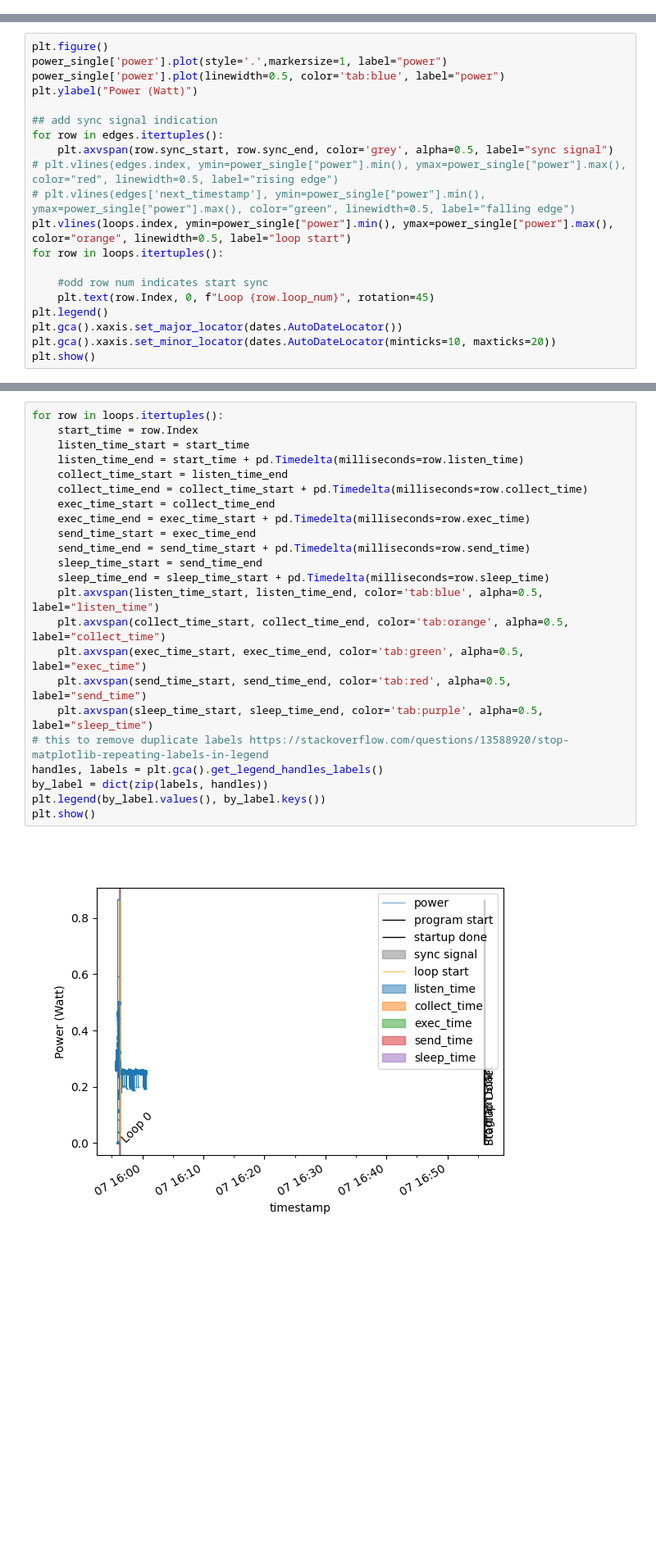
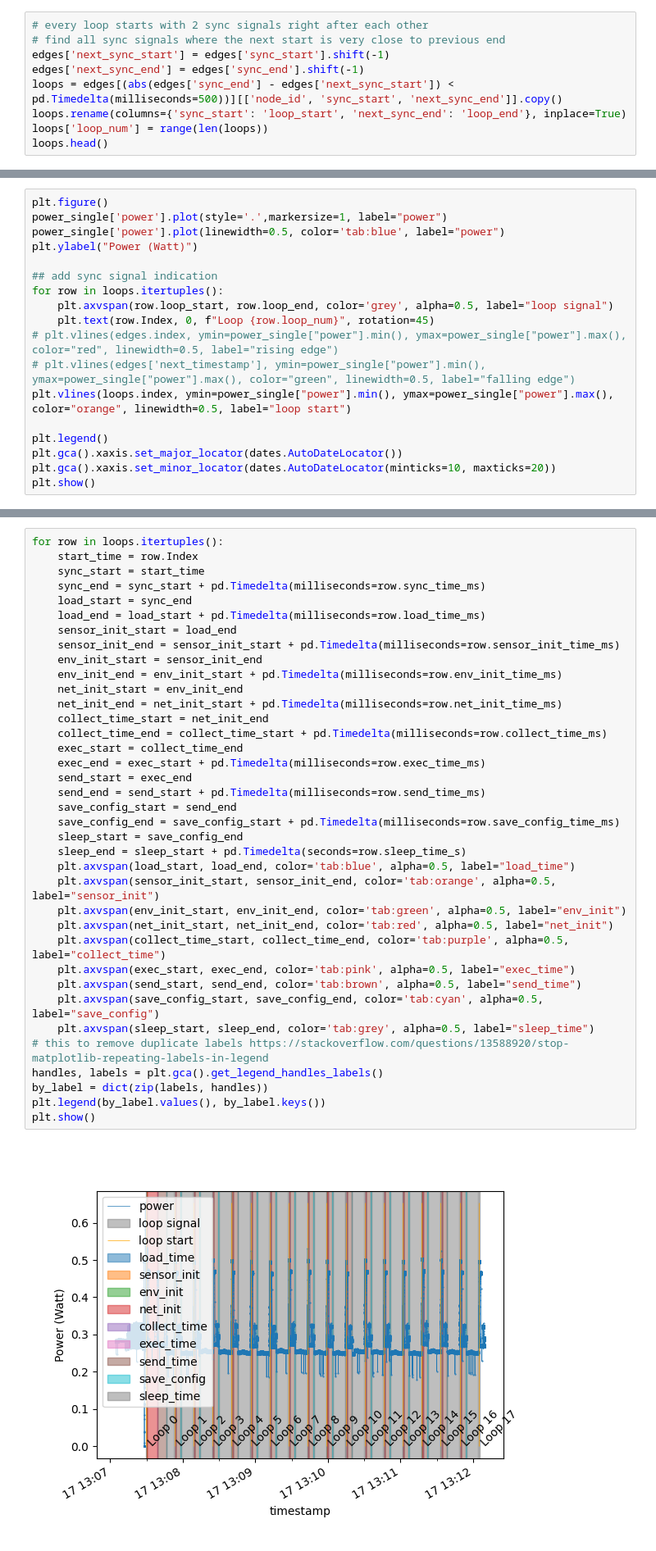
Before and after one commit to FlapKap/Terra-experiments, a Jupyter notebook: experiment/visualize.ipynb, the cells around one changed output, grey strips where cells are left out. Shown at 82% size. Drawn from its saved outputs; the diff is of its cells as text; blank space fills up the shorter version.

```diff
--- a/experiment/visualize.ipynb
+++ b/experiment/visualize.ipynb
@@ -193,0 +174,9 @@ See the caveats in the documentation: https://pandas.pydata.org/pandas-docs/stab
+# %%
+# every loop starts with 2 sync signals right after each other
+# find all sync signals where the next start is very close to previous end
+edges['next_sync_start'] = edges['sync_start'].shift(-1)
+edges['next_sync_end'] = edges['sync_end'].shift(-1)
+loops = edges[(abs(edges['sync_end'] - edges['next_sync_start']) < pd.Timedelta(milliseconds=500))][['node_id', 'sync_start', 'next_sync_end']].copy()
+loops.rename(columns={'sync_start': 'loop_start', 'next_sync_end': 'loop_end'}, inplace=True)
+loops['loop_num'] = range(len(loops))
+loops.head()
@@ -198,15 +195,13 @@ power_single['power'].plot(linewidth=0.5, color='tab:blue', label="power")
 plt.ylabel("Power (Watt)")
 
 ## add sync signal indication
-for row in edges.itertuples():
-    plt.axvspan(row.sync_start, row.sync_end, color='grey', alpha=0.5, label="sync signal")
+for row in loops.itertuples():
+    plt.axvspan(row.loop_start, row.loop_end, color='grey', alpha=0.5, label="loop signal")
+    plt.text(row.Index, 0, f"Loop {row.loop_num}", rotation=45)
 # plt.vlines(edges.index, ymin=power_single["power"].min(), ymax=power_single["power"].max(), color="red", linewidth=0.5, label="rising edge")
 # plt.vlines(edges['next_timestamp'], ymin=power_single["power"].min(), ymax=power_single["power"].max(), color="green", linewidth=0.5, label="falling edge")
 plt.vlines(loops.index, ymin=power_single["power"].min(), ymax=power_single["power"].max(), color="orange", linewidth=0.5, label="loop start")
-for row in loops.itertuples():
 
-    #odd row num indicates start sync
-    plt.text(row.Index, 0, f"Loop {row.loop_num}", rotation=45)
 plt.legend()
 plt.gca().xaxis.set_major_locator(dates.AutoDateLocator())
 plt.gca().xaxis.set_minor_locator(dates.AutoDateLocator(minticks=10, maxticks=20))
@@ -247,28 +256,42 @@ loops.head()
 # %%
 for row in loops.itertuples():
     start_time = row.Index
-    listen_time_start = start_time
-    listen_time_end = start_time + pd.Timedelta(milliseconds=row.listen_time)
-    collect_time_start = listen_time_end
-    collect_time_end = collect_time_start + pd.Timedelta(milliseconds=row.collect_time)
-    exec_time_start = collect_time_end
-    exec_time_end = exec_time_start + pd.Timedelta(milliseconds=row.exec_time)
-    send_time_start = exec_time_end
-    send_time_end = send_time_start + pd.Timedelta(milliseconds=row.send_time)
-    sleep_time_start = send_time_end
-    sleep_time_end = sleep_time_start + pd.Timedelta(milliseconds=row.sleep_time)
-    plt.axvspan(listen_time_start, listen_time_end, color='tab:blue', alpha=0.5, label="listen_time")
-    plt.axvspan(collect_time_start, collect_time_end, color='tab:orange', alpha=0.5, label="collect_time")
-    plt.axvspan(exec_time_start, exec_time_end, color='tab:green', alpha=0.5, label="exec_time")
-    plt.axvspan(send_time_start, send_time_end, color='tab:red', alpha=0.5, label="send_time")
-    plt.axvspan(sleep_time_start, sleep_time_end, color='tab:purple', alpha=0.5, label="sleep_time")
+    sync_start = start_time
+    sync_end = sync_start + pd.Timedelta(milliseconds=row.sync_time_ms)
+    load_start = sync_end
+    load_end = load_start + pd.Timedelta(milliseconds=row.load_time_ms)
+    sensor_init_start = load_end
+    sensor_init_end = sensor_init_start + pd.Timedelta(milliseconds=row.sensor_init_time_ms)
+    env_init_start = sensor_init_end
+    env_init_end = env_init_start + pd.Timedelta(milliseconds=row.env_init_time_ms)
+    net_init_start = env_init_end
+    net_init_end = net_init_start + pd.Timedelta(milliseconds=row.net_init_time_ms)
+    collect_time_start = net_init_end
+    collect_time_end = collect_time_start + pd.Timedelta(milliseconds=row.collect_time_ms)
+    exec_start = collect_time_end
+    exec_end = exec_start + pd.Timedelta(milliseconds=row.exec_time_ms)
+    send_start = exec_end
+    send_end = send_start + pd.Timedelta(milliseconds=row.send_time_ms)
+    save_config_start = send_end
+    save_config_end = save_config_start + pd.Timedelta(milliseconds=row.save_config_time_ms)
+    sleep_start = save_config_end
+    sleep_end = sleep_start + pd.Timedelta(seconds=row.sleep_time_s)
+    plt.axvspan(load_start, load_end, color='tab:blue', alpha=0.5, label="load_time")
+    plt.axvspan(sensor_init_start, sensor_init_end, color='tab:orange', alpha=0.5, label="sensor_init")
+    plt.axvspan(env_init_start, env_init_end, color='tab:green', alpha=0.5, label="env_init")
+    plt.axvspan(net_init_start, net_init_end, color='tab:red', alpha=0.5, label="net_init")
+    plt.axvspan(collect_time_start, collect_time_end, color='tab:purple', alpha=0.5, label="collect_time")
+    plt.axvspan(exec_start, exec_end, color='tab:pink', alpha=0.5, label="exec_time")
+    plt.axvspan(send_start, send_end, color='tab:brown', alpha=0.5, label="send_time")
+    plt.axvspan(save_config_start, save_config_end, color='tab:cyan', alpha=0.5, label="save_config")
+    plt.axvspan(sleep_start, sleep_end, color='tab:grey', alpha=0.5, label="sleep_time")
 # this to remove duplicate labels https://stackoverflow.com/questions/13588920/stop-matplotlib-repeating-labels-in-legend
 handles, labels = plt.gca().get_legend_handles_labels()
 by_label = dict(zip(labels, handles))
 plt.legend(by_label.values(), by_label.keys())
 plt.show()
 # %% [output]
-[figure, old version]
+[figure, new version]
 # %%
 # get all relevant frame-events
 %sql send_frame_start << select * from Trace WHERE message LIKE '%send frame%'
```
Also changed, not shown: parts of 22 cells of this notebook.
